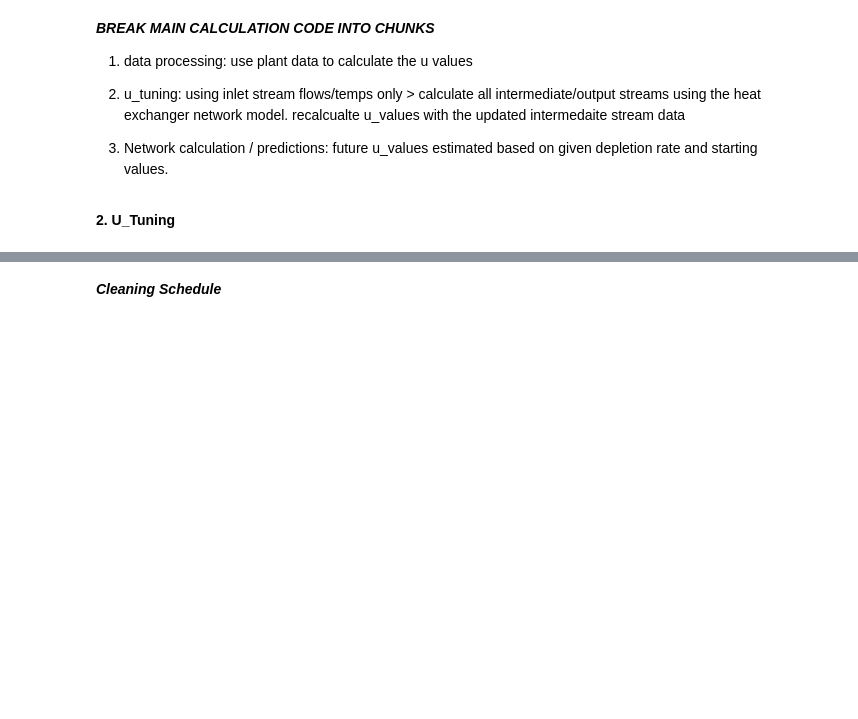
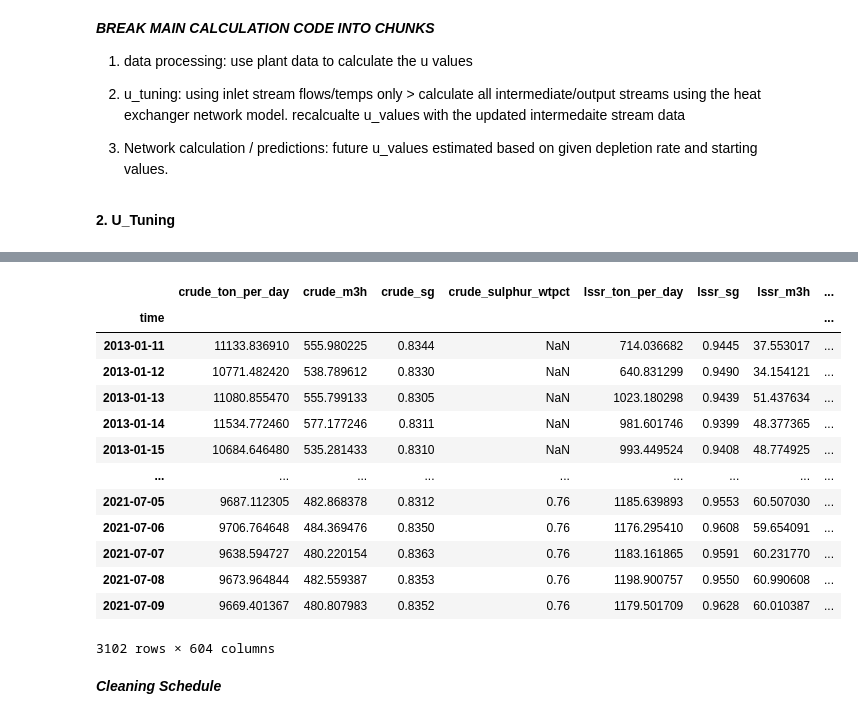
Before and after one commit to AdamPengilly/PIP_Apps, a Jupyter notebook: hexchanger/hexchanger_rev3.ipynb, the cells around one changed output, grey strips where cells are left out. Cells and saved outputs as stored; diff of their text form; code cells hidden in the pictures; blank space fills up the shorter version.

```diff
--- a/hexchanger/hexchanger_rev3.ipynb
+++ b/hexchanger/hexchanger_rev3.ipynb
@@ -9355,3 +9760,20 @@ nan
+# %%
+test
+# %% [output]
+|  | crude_ton_per_day | crude_m3h | crude_sg | crude_sulphur_wtpct | lssr_ton_per_day | lssr_sg | lssr_m3h | ... |
+| time |  |  |  |  |  |  |  | ... |
+| 2013-01-11 | 11133.836910 | 555.980225 | 0.8344 | NaN | 714.036682 | 0.9445 | 37.553017 | ... |
+| 2013-01-12 | 10771.482420 | 538.789612 | 0.8330 | NaN | 640.831299 | 0.9490 | 34.154121 | ... |
+| 2013-01-13 | 11080.855470 | 555.799133 | 0.8305 | NaN | 1023.180298 | 0.9439 | 51.437634 | ... |
+| 2013-01-14 | 11534.772460 | 577.177246 | 0.8311 | NaN | 981.601746 | 0.9399 | 48.377365 | ... |
+| 2013-01-15 | 10684.646480 | 535.281433 | 0.8310 | NaN | 993.449524 | 0.9408 | 48.774925 | ... |
+| ... | ... | ... | ... | ... | ... | ... | ... | ... |
+| 2021-07-05 | 9687.112305 | 482.868378 | 0.8312 | 0.76 | 1185.639893 | 0.9553 | 60.507030 | ... |
+| 2021-07-06 | 9706.764648 | 484.369476 | 0.8350 | 0.76 | 1176.295410 | 0.9608 | 59.654091 | ... |
+| 2021-07-07 | 9638.594727 | 480.220154 | 0.8363 | 0.76 | 1183.161865 | 0.9591 | 60.231770 | ... |
+| 2021-07-08 | 9673.964844 | 482.559387 | 0.8353 | 0.76 | 1198.900757 | 0.9550 | 60.990608 | ... |
+| 2021-07-09 | 9669.401367 | 480.807983 | 0.8352 | 0.76 | 1179.501709 | 0.9628 | 60.010387 | ... |
+3102 rows × 604 columns
 # %% [markdown]
 ***Cleaning Schedule***
 # %%
```
Also changed, not shown: parts of 25 cells of this notebook.
